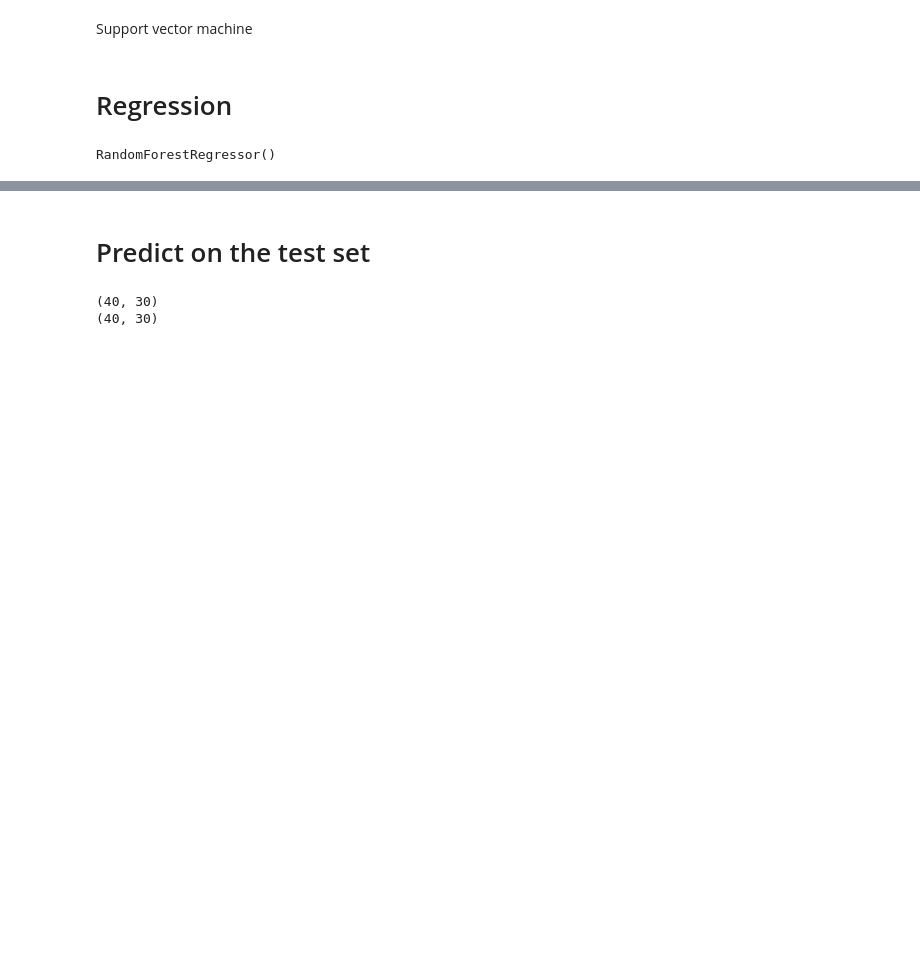
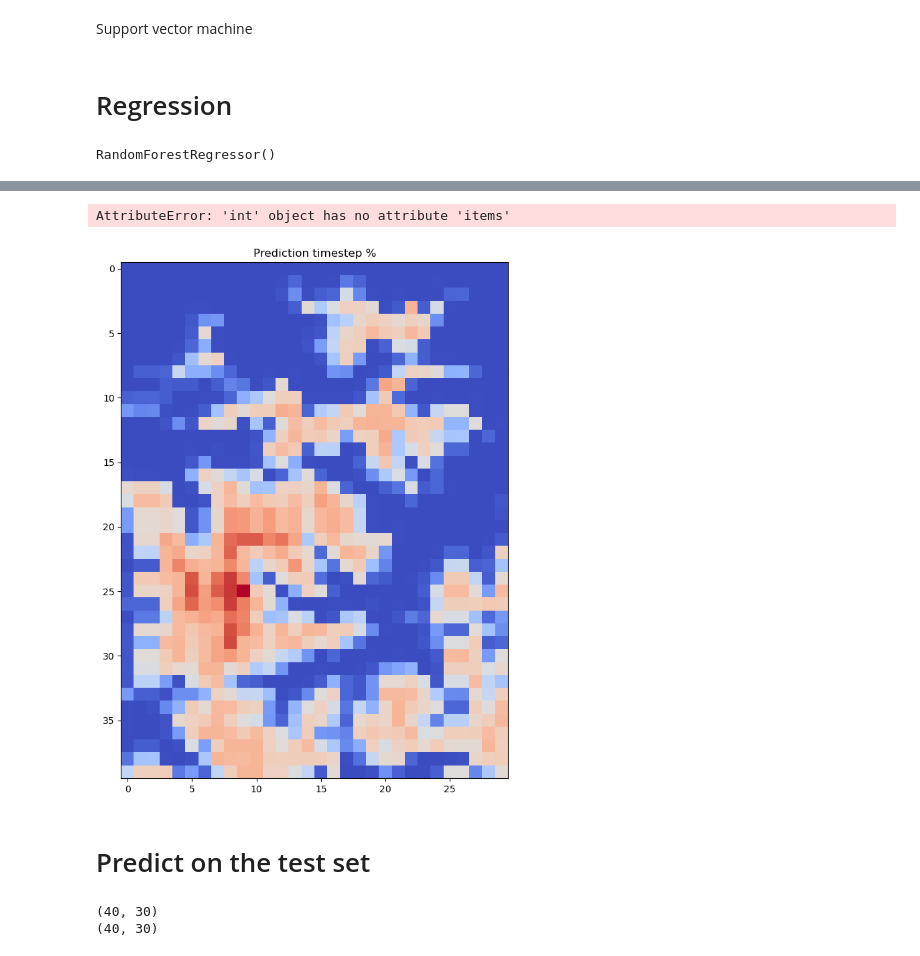
Before and after one commit to RicktenE/Thesis, a Jupyter notebook: Software/Version1.ipynb, the cells around one changed output, grey strips where cells are left out. Drawn from its saved outputs; the diff is of its cells as text; code cells hidden in the pictures; blank space fills up the shorter version.

Commit message:
Multiple steps

```diff
--- a/Software/Version1.ipynb
+++ b/Software/Version1.ipynb
@@ -67,6 +67,7 @@ if SnowMelt:
     data = Snowmeltmodel.array_for_ml
     horizontal_pixels  = Snowmeltmodel.horizontal_pixels
     vertical_pixels = Snowmeltmodel.vertical_pixels
+    timesteps = Snowmeltmodel.timesteps
 
 print(len(data))
 print(data.shape) #should be one long 1 dimensional array
@@ -184,5 +185,3 @@ rf = RandomForestRegressor()
 rf.fit(X_train, y_train)
 # %% [output]
 RandomForestRegressor()
-# %%
-y_pred_rf = rf.predict(X_test)
@@ -188,0 +190,19 @@ y_pred_rf = rf.predict(X_test)
+# %%
+steps = 5
+# steps = timesteps
+solutions = pd.DataFrame()
+X_test_multiple = X_test
+for _ in range(steps):
+    print(_)
+    #prediction step
+    y_pred_rf = rf.predict(X_test_multiple)
+
+    #Save the solution as a dataframe of pixels
+
+    projected_prediction = pd.DataFrame(np.reshape(y_pred_rf,(int(vertical_pixels),int(horizontal_pixels))))
+    solutions = pd.concat([solutions,projected_prediction], axis=0)
+    print(solutions)
+
+    # Create the new test set for next prediction
+    new_state = data_prep.neighbour_as_feature(y_pred_rf.reshape(-1,1), horizontal_pixels, vertical_pixels,multiplesteps=True)
+    X_test_multiple = new_state.iloc[:,:-1]
@@ -189,3 +238,26 @@ y_pred_rf = rf.predict(X_test)
+# %%
+import matplotlib.cm as cm
+
+def plot_predict_rf(first_row, last_row, data, timestep):
+    fig = plt.figure(figsize=(10,10))
+    ax = plt.axes()
+    ax.imshow(data.iloc[first_row:last_row,:], interpolation='nearest', cmap=cm.coolwarm)
+    ax.set_title('Prediction timestep %', timestep)
+    plt.show()
+    return last_row
+
+last_row = 0
+first_row = 0
+for timestep in range(timesteps):
+    # timestep is 0,1,2,3,4,5...
+    # first rows is 0+niks, 1+ last_row
+
+    last_row = first_row + vertical_pixels
+    plot_predict_rf(first_row = first_row, last_row= last_row, data=solutions, timestep= timestep)
+    first_row = last_row +1
+# %% [output]
+AttributeError: 'int' object has no attribute 'items'
+[figure, added]
 # %% [markdown]
 # Predict on the test set
 # %%
```
Also changed, not shown: parts of 6 cells of this notebook, 5 other files.
